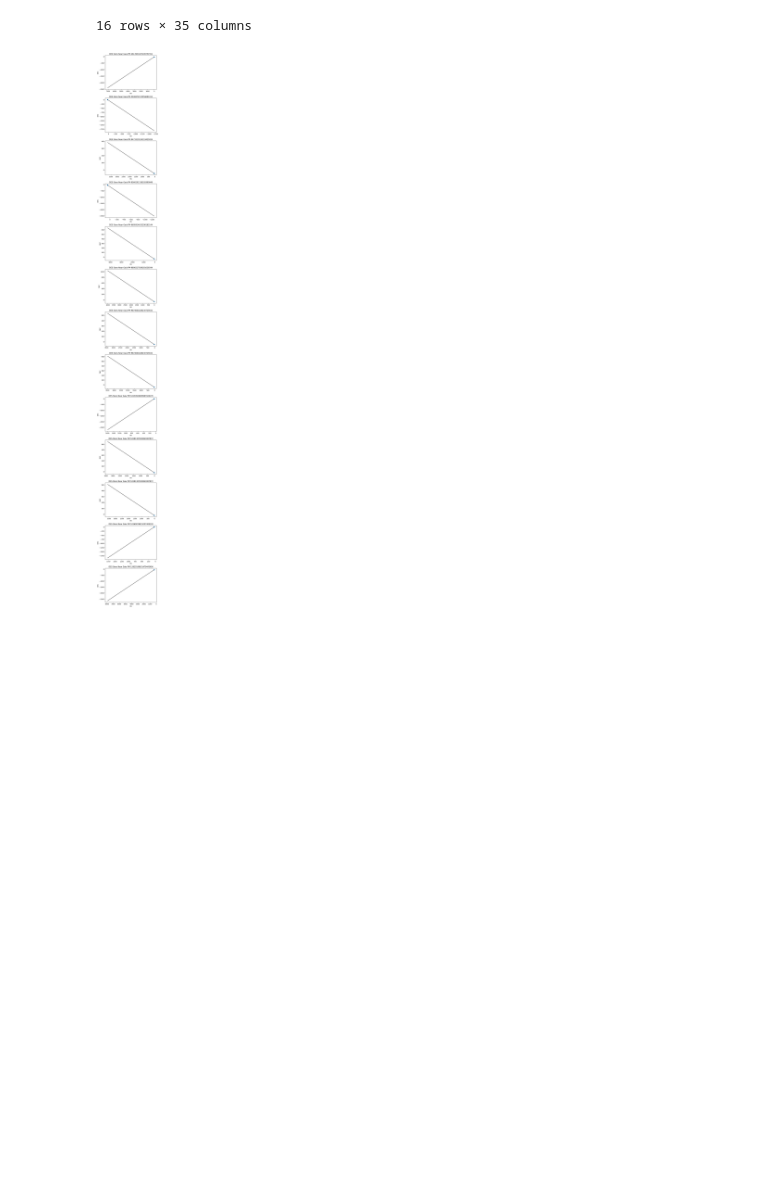
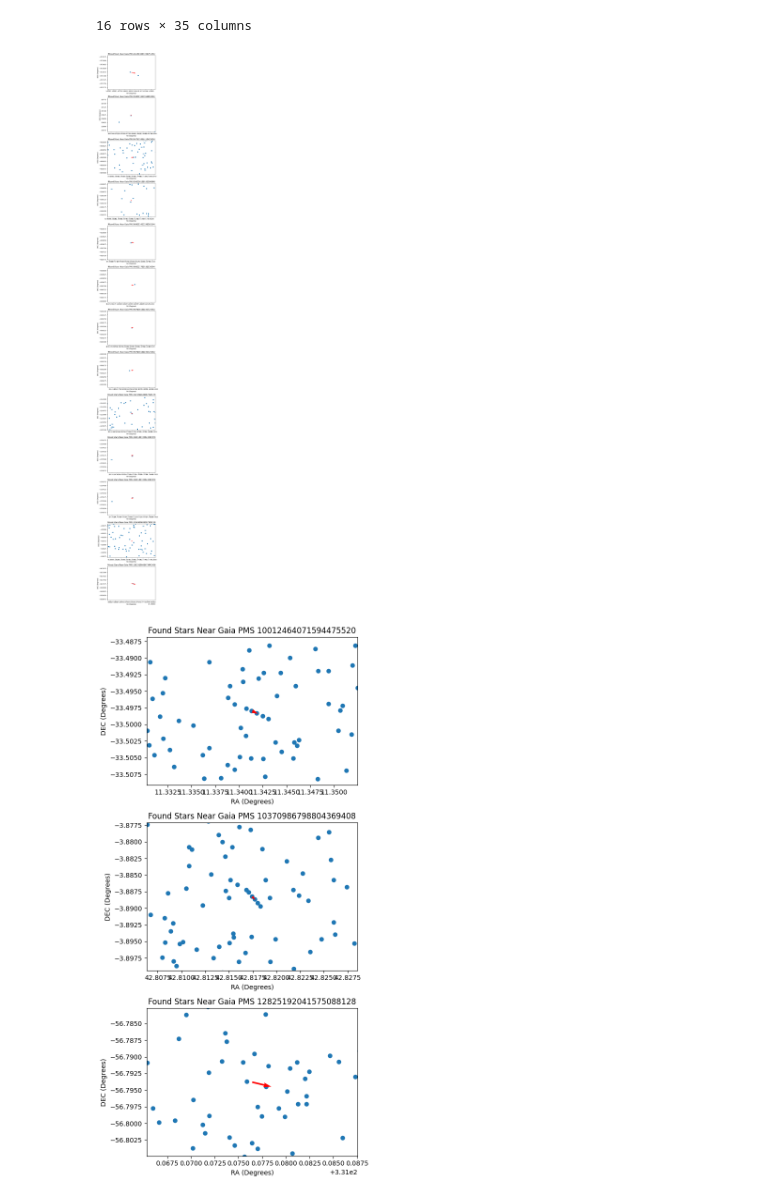
Before and after one commit to JoaoDPassos/brown-dwarf-search, a Jupyter notebook: des_gaia_xmatch.ipynb, the cells around one changed output. Drawn from its saved outputs; the diff is of its cells as text; code cells hidden in the pictures; blank space fills up the shorter version.

```diff
--- a/des_gaia_xmatch.ipynb
+++ b/des_gaia_xmatch.ipynb
@@ -29,9 +29,9 @@ des_gaia_xmatch = lsdb.read_hipscat('/Volumes/PSC/des_gaia_xmatch/')
 k = 1
 collinear_error_cutoff = 0.2
 pm_speed_min = 2000 #units are milliseconds per year
-cone_search_rad = 40
+cone_search_rad = 80
 max_neighbor_dist = 18
-milliarc_degree_conversion = 1/(1000*36)
+milliarc_degree_conversion = 1/(1000*3600)
 # %%
 pm_filter_xmatch = des_gaia_xmatch.query(f'(pmra_gaia**2 + pmdec_gaia**2) > {pm_speed_min**2}')
 with Client():
@@ -211,4 +274,6 @@ def plot_missed_pms(df, check_column, des_cols, cone_search_rad, query_string):
 # %%
-plot_missed_pms(df=df_no_dupes, check_column='algo_found', des_cols=des_cols, cone_search_rad=cone_search_rad, query_string=query_string)
+plot_missed_pms(df=df_no_dupes, check_column='algo_found', des_cols=des_cols, cone_search_rad=cone_search_rad)
+plot_found_pms(df=df_no_dupes, check_column='algo_found', des_cols=des_cols, cone_search_rad=cone_search_rad)
 # %% [output]
-[figure, old version]
+[figure, new version]
+[figure, added]
```
Also changed, not shown: parts of 4 cells of this notebook, 1 other file.
